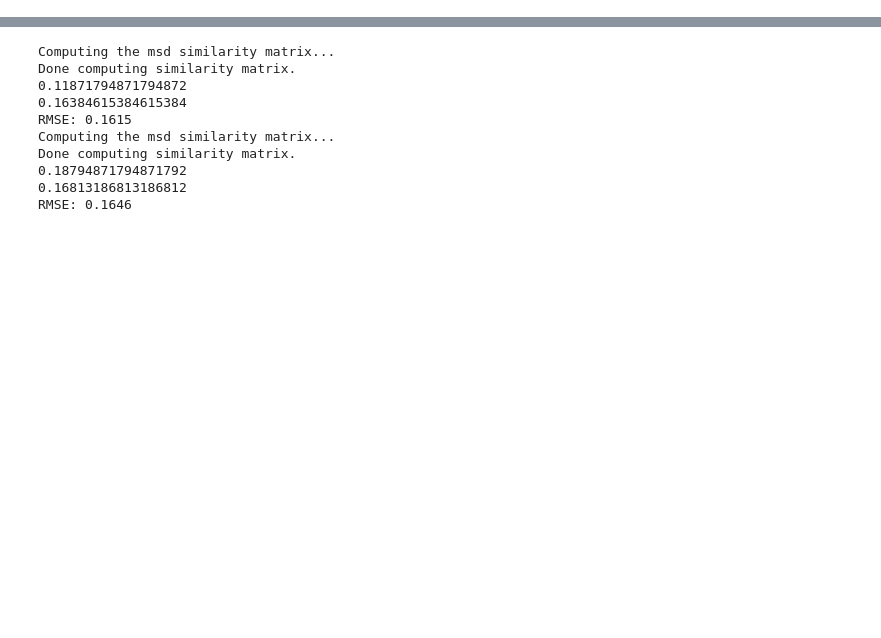
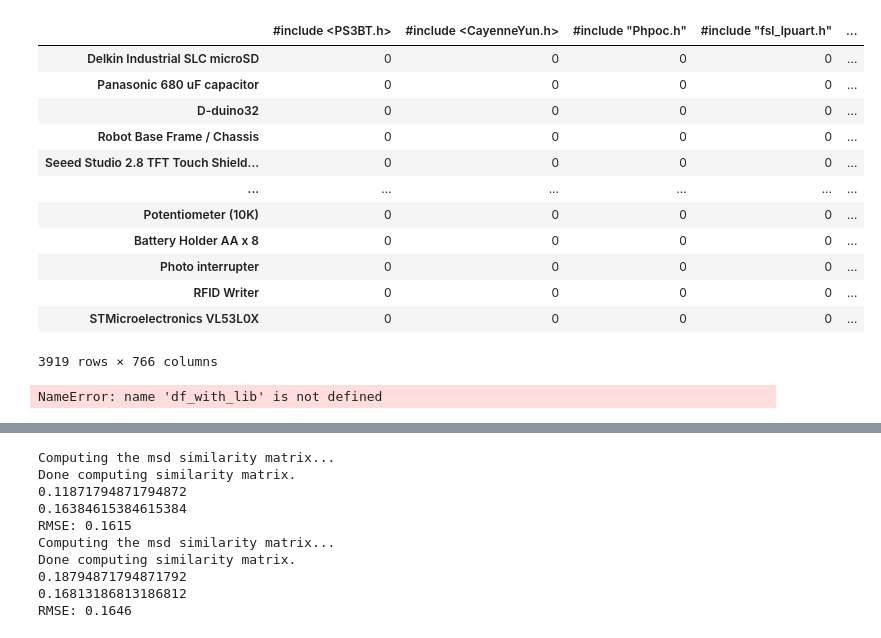
Before and after one commit to skynetnfb/low-code-ard-proj, a Jupyter notebook: data-scraper/notebook_libraries.ipynb, the cells around one changed output, grey strips where cells are left out. Drawn from its saved outputs; the diff is of its cells as text; code cells hidden in the pictures; blank space fills up the shorter version.

```diff
--- a/data-scraper/notebook_libraries.ipynb
+++ b/data-scraper/notebook_libraries.ipynb
@@ -57,13 +56,16 @@ NameError: name 'project_id_list' is not defined
 # %%
-
-from numpy import dtype
+"""
+this function take as input a df with all information of the project (df1)
+the (df2) with the relation between project and libraries
+and return a new dataframe with the relation between components and libraries
+"""
 
 
-def add_libraries_to_df(df1,df2,col_name,output_file):
+
+def add_libraries_to_df(df1,df2,output_file):
     df1=df1.set_index(['project_id'])
     df2= df2[df2['rating'] != 0]
     df1['libraries']=''
-    print(type(df1.loc['6a63023e-afc2-46f7-996c-67afe9717d2a','libraries']))
     srs=df2.groupby(['userID'])['itemID'].apply(list)
     for i in srs.keys():
         df1.at[i,'libraries'] =srs [i]
@@ -73,6 +75,5 @@ def add_libraries_to_df(df1,df2,col_name,output_file):
     return df1
 
 
-df_with_lib=add_libraries_to_df(json_df_to_pd_df('all_project_detail_final_201022.txt'),pd.read_csv('test_lib_df.csv'),output_file='original_df_plus_lib_test.csv',col_name='col')
-display(df_with_lib.head(10))
+df_with_lib=add_libraries_to_df(df1 = json_df_to_pd_df('all_project_detail_final_201022.txt'),df2 = pd.read_csv('complete_project_lib_df.csv'),output_file='complete_df_comp_lib.csv')
 # %% [output]
@@ -91,0 +92,40 @@ display(df_with_lib.head(10))
+# %%
+def cut_off_by_non_zero_element(df, row_cut,col_cut):
+    for c in df.columns:
+        if len(df[df[c]>0])<col_cut+1:
+            df=df.drop([c], axis=1)
+    #return the series of non zero values per row
+    serie=df.apply(np.flatnonzero, axis=1)
+    for t in df.index:
+        if(len(serie[t])<row_cut+1):
+            df=df.drop([t], axis=0)
+    return df
+
+
+cutted_df = cut_off_by_non_zero_element(df_with_lib, 1,5)
+# %%
+def cut_and_save_comp_lib_df(df1, row_cut=0, col_cut=0, output_file= 'surprise_df_comp_lib.csv'):
+    cutted_df = cut_off_by_non_zero_element(df1, row_cut,col_cut)
+    cutted_df.to_csv(output_file)
+    return cutted_df
+# %%
+
+cut_and_save_comp_lib_df(pd.read_csv('complete_project_lib_df.csv'), row_cut=2, col_cut=10, output_file= 'df_comp_lib_cut_2_10.csv')
+# %% [output]
+|  | #include <PS3BT.h> | #include <CayenneYun.h> | #include "Phpoc.h" | #include "fsl_lpuart.h" | ... |
+| Delkin Industrial SLC microSD | 0 | 0 | 0 | 0 | ... |
+| Panasonic 680 uF capacitor | 0 | 0 | 0 | 0 | ... |
+| D-duino32 | 0 | 0 | 0 | 0 | ... |
+| Robot Base Frame / Chassis | 0 | 0 | 0 | 0 | ... |
+| Seeed Studio 2.8 TFT Touch Shield... | 0 | 0 | 0 | 0 | ... |
+| ... | ... | ... | ... | ... | ... |
+| Potentiometer (10K) | 0 | 0 | 0 | 0 | ... |
+| Battery Holder AA x 8 | 0 | 0 | 0 | 0 | ... |
+| Photo interrupter | 0 | 0 | 0 | 0 | ... |
+| RFID Writer | 0 | 0 | 0 | 0 | ... |
+| STMicroelectronics VL53L0X | 0 | 0 | 0 | 0 | ... |
+3919 rows × 766 columns
+# %%
+cut_and_save_comp_lib_df(pd.read_csv('complete_project_lib_df.csv'), row_cut=5, col_cut=10, output_file= 'df_comp_lib_cut_5_10.csv')
+# %% [output]
+NameError: name 'df_with_lib' is not defined
```
Also changed, not shown: parts of 18 cells of this notebook, 57 other files.
